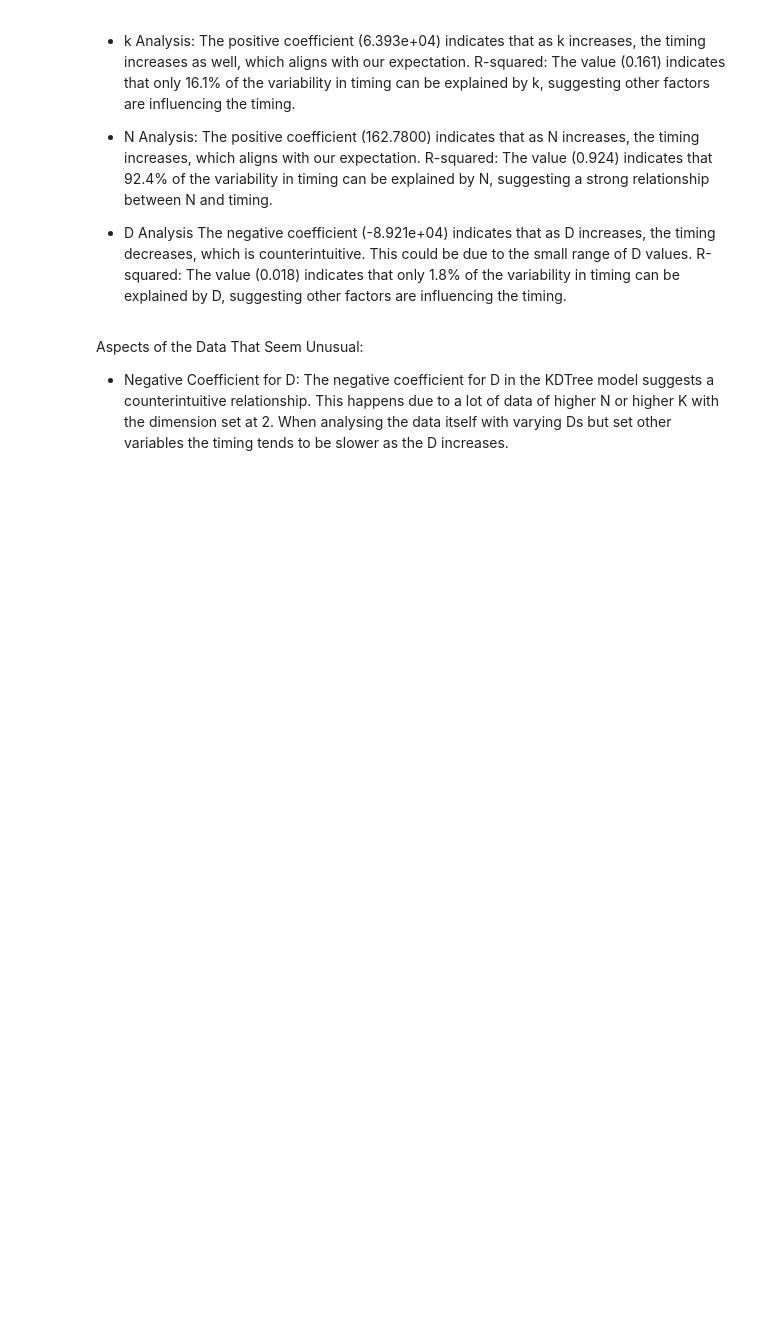
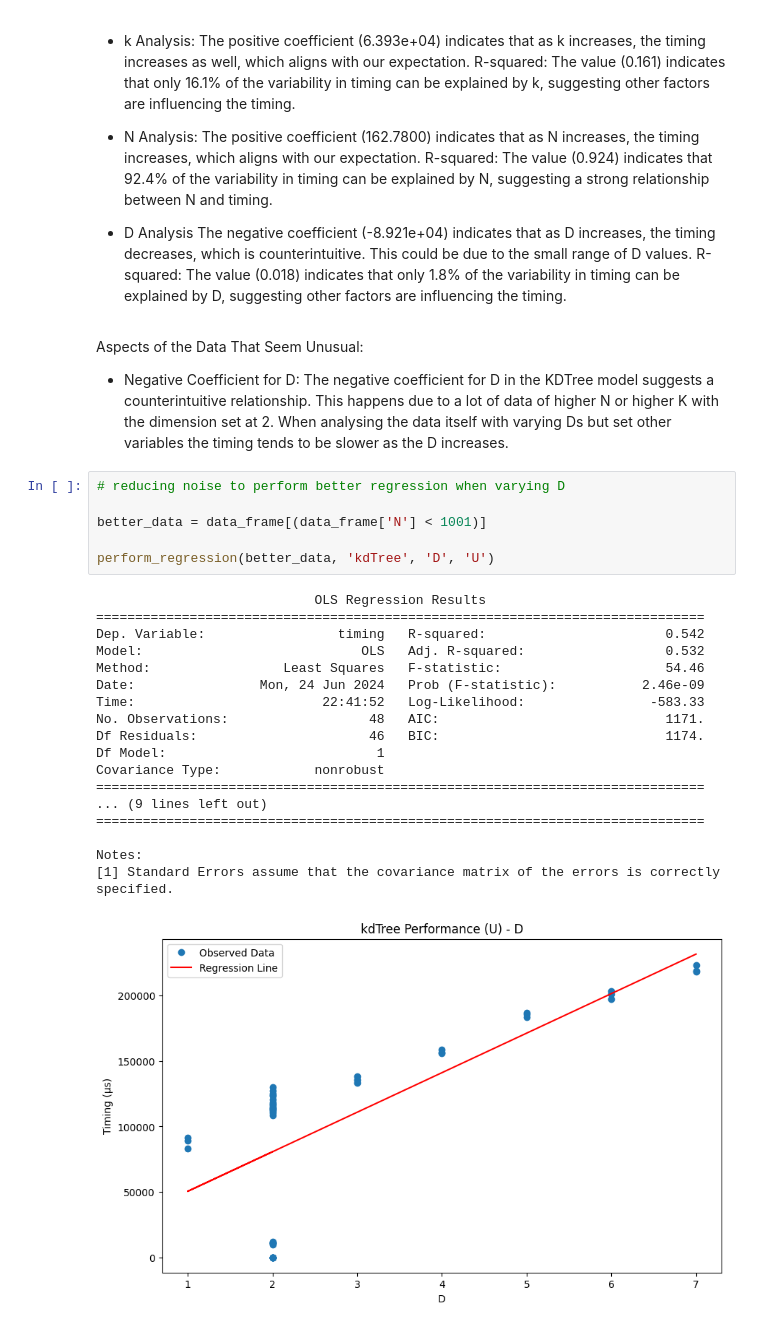
Before and after one commit to BrianErichsen/6017, a Jupyter notebook: HW4/analysis.ipynb, the cells around one changed output. Cells and saved outputs as stored; diff of their text form; blank space fills up the shorter version.

```diff
--- a/HW4/analysis.ipynb
+++ b/HW4/analysis.ipynb
@@ -194,3 +194,28 @@ D, suggesting other factors are influencing the timing.
 Aspects of the Data That Seem Unusual:
 - Negative Coefficient for D:
 The negative coefficient for D in the KDTree model suggests a counterintuitive relationship. This happens due to a lot of data of higher N or higher K with the dimension set at 2. When analysing the data itself with varying Ds but set other variables the timing tends to be slower as the D increases.
+# %%
+# reducing noise to perform better regression when varying D
+
+better_data = data_frame[(data_frame['N'] < 1001)]
+
+perform_regression(better_data, 'kdTree', 'D', 'U')
+# %% [output]
+                            OLS Regression Results
+==============================================================================
+Dep. Variable:                 timing   R-squared:                       0.542
+Model:                            OLS   Adj. R-squared:                  0.532
+Method:                 Least Squares   F-statistic:                     54.46
+Date:                Mon, 24 Jun 2024   Prob (F-statistic):           2.46e-09
+Time:                        22:41:52   Log-Likelihood:                -583.33
+No. Observations:                  48   AIC:                             1171.
+Df Residuals:                      46   BIC:                             1174.
+Df Model:                           1
+Covariance Type:            nonrobust
+==============================================================================
+... (9 lines left out)
+==============================================================================
+
+Notes:
+[1] Standard Errors assume that the covariance matrix of the errors is correctly specified.
+[figure, added]
```
Also changed, not shown: parts of 3 cells of this notebook.
